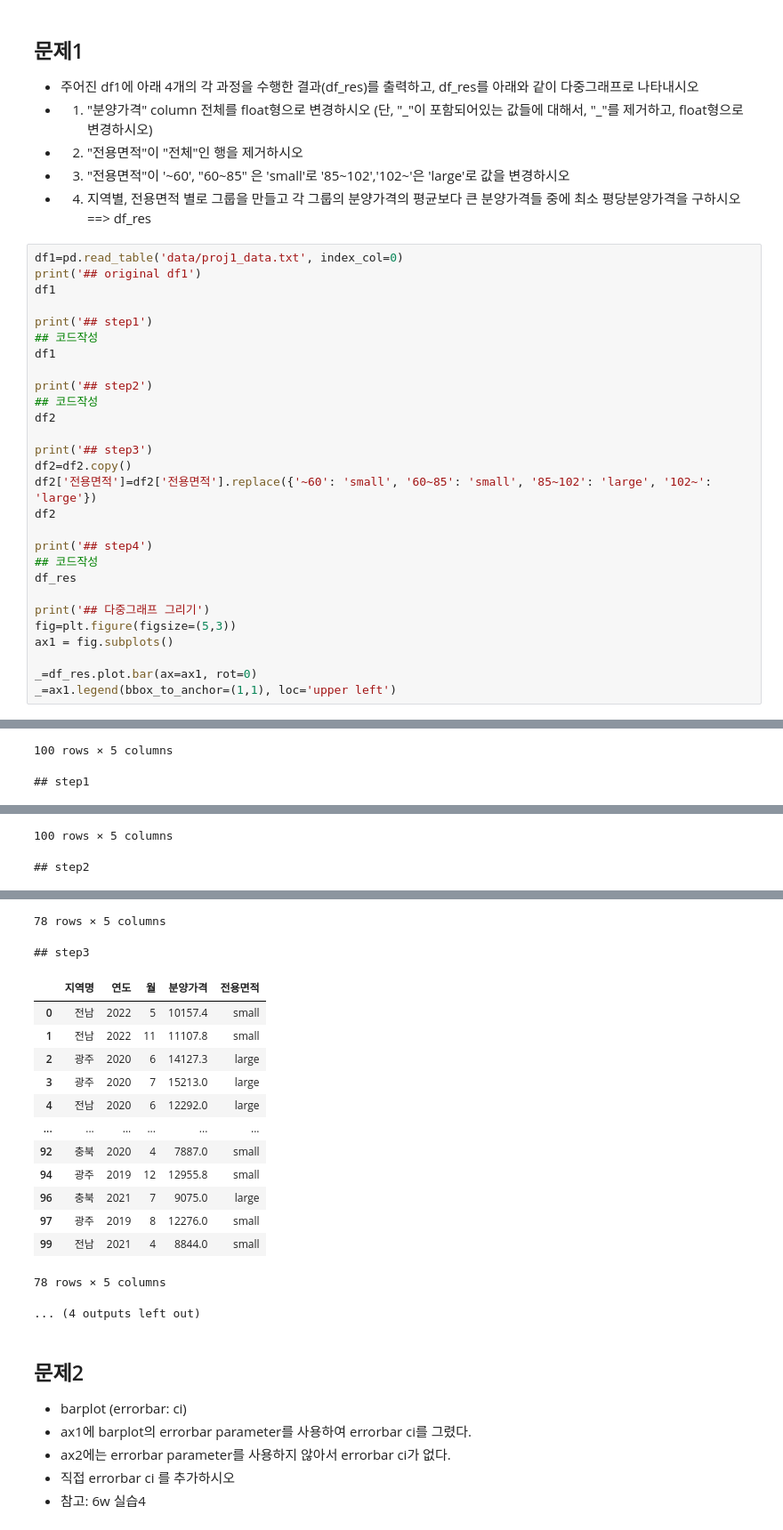
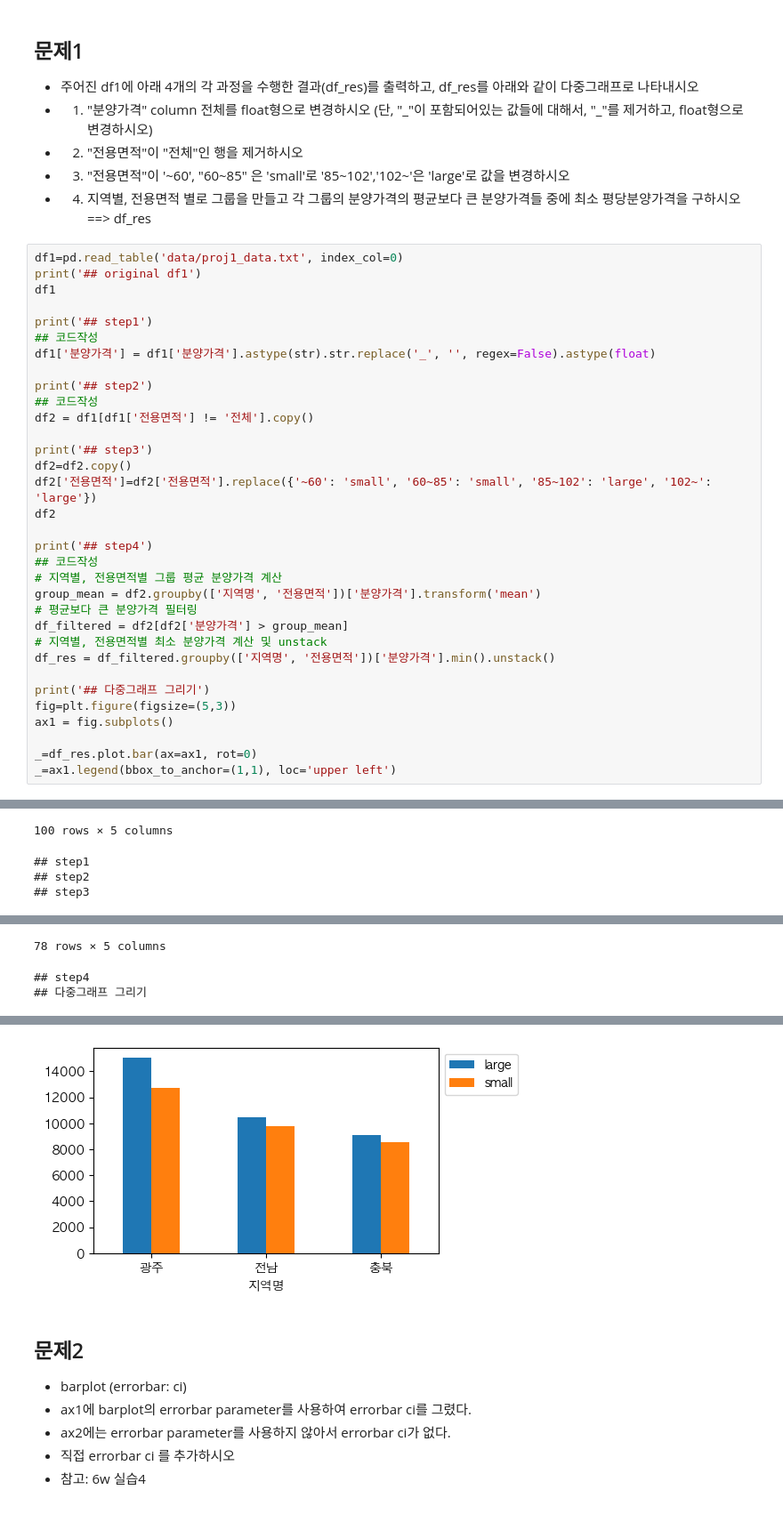
Before and after one commit to Woochang4862/USW-Public-Data-Analysis, a Jupyter notebook: 과제1_문제/2025_공공데이터분석_과제1_문제.ipynb, the cells around one changed output, grey strips where cells are left out. Shown at 89% size. Drawn from its saved outputs; the diff is of its cells as text.

```diff
--- a/과제1_문제/2025_공공데이터분석_과제1_문제.ipynb
+++ b/과제1_문제/2025_공공데이터분석_과제1_문제.ipynb
@@ -49,11 +49,11 @@ df1
 
 print('## step1')
 ## 코드작성
-df1
+df1['분양가격'] = df1['분양가격'].astype(str).str.replace('_', '', regex=False).astype(float)
 
 print('## step2')
 ## 코드작성
-df2
+df2 = df1[df1['전용면적'] != '전체'].copy()
 
 print('## step3')
 df2=df2.copy()
@@ -62,7 +62,12 @@ df2
 
 print('## step4')
 ## 코드작성
-df_res
+# 지역별, 전용면적별 그룹 평균 분양가격 계산
+group_mean = df2.groupby(['지역명', '전용면적'])['분양가격'].transform('mean')
+# 평균보다 큰 분양가격 필터링
+df_filtered = df2[df2['분양가격'] > group_mean]
+# 지역별, 전용면적별 최소 분양가격 계산 및 unstack
+df_res = df_filtered.groupby(['지역명', '전용면적'])['분양가격'].min().unstack()
 
 print('## 다중그래프 그리기')
 fig=plt.figure(figsize=(5,3))
@@ -86,4 +91,6 @@ _=ax1.legend(bbox_to_anchor=(1,1), loc='upper left')
 | 99 | 전남 | 2021 | 4 | 8844.0 | ~60 |
 100 rows × 5 columns
 ## step1
+## step2
+## step3
 |  | 지역명 | 연도 | 월 | 분양가격 | 전용면적 |
@@ -101,2 +108,3 @@ _=ax1.legend(bbox_to_anchor=(1,1), loc='upper left')
-100 rows × 5 columns
+78 rows × 5 columns
-## step2
+## step4
+## 다중그래프 그리기
@@ -115,19 +111,4 @@ _=ax1.legend(bbox_to_anchor=(1,1), loc='upper left')
-78 rows × 5 columns
-## step3
-|  | 지역명 | 연도 | 월 | 분양가격 | 전용면적 |
-| 0 | 전남 | 2022 | 5 | 10157.4 | small |
-| 1 | 전남 | 2022 | 11 | 11107.8 | small |
-| 2 | 광주 | 2020 | 6 | 14127.3 | large |
-| 3 | 광주 | 2020 | 7 | 15213.0 | large |
-| 4 | 전남 | 2020 | 6 | 12292.0 | large |
-| ... | ... | ... | ... | ... | ... |
-| 92 | 충북 | 2020 | 4 | 7887.0 | small |
-| 94 | 광주 | 2019 | 12 | 12955.8 | small |
-| 96 | 충북 | 2021 | 7 | 9075.0 | large |
-| 97 | 광주 | 2019 | 8 | 12276.0 | small |
-| 99 | 전남 | 2021 | 4 | 8844.0 | small |
-78 rows × 5 columns
-... (4 outputs left out)
+[figure, added]
 # %% [markdown]
 ## 문제2
 * barplot (errorbar: ci)
```
Also changed, not shown: parts of 2 cells of this notebook.
